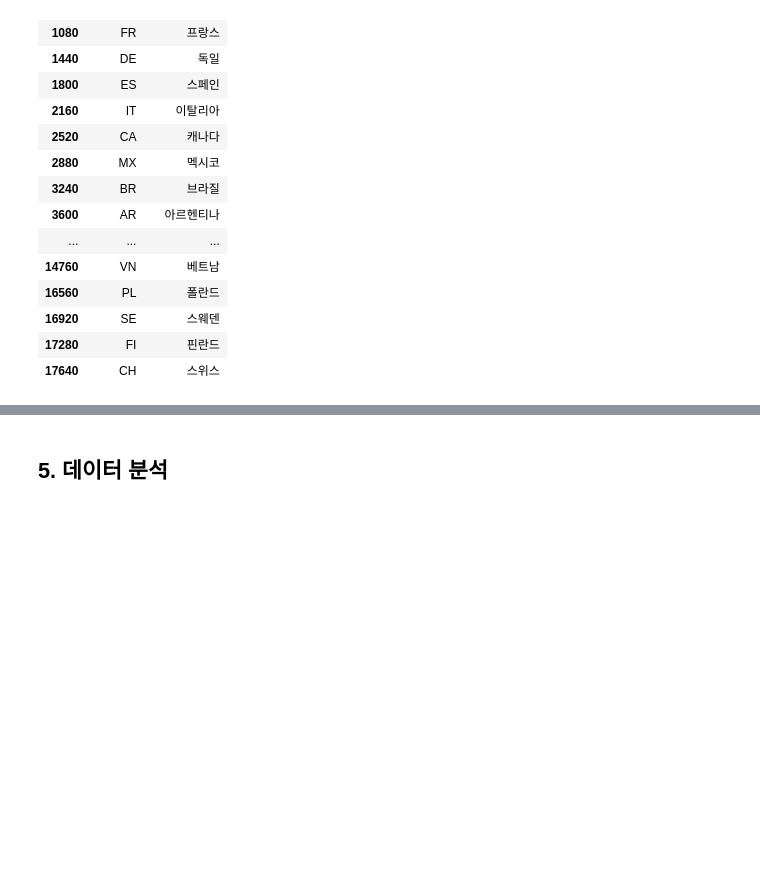
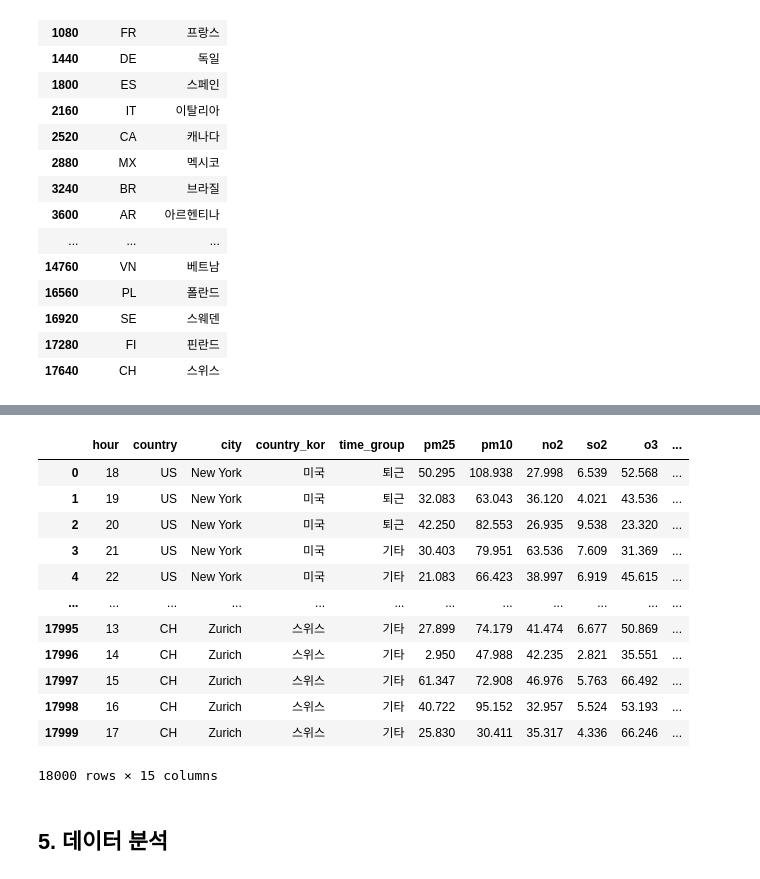
Before and after one commit to None425/Global-AirQuality-Analysis, a Jupyter notebook: notebooks/AirqualityAnalysis.ipynb, the cells around one changed output, grey strips where cells are left out. Saved outputs shown, nothing was run; the diff lists cells and outputs as text; code cells hidden in the pictures; blank space fills up the shorter version.

```diff
--- a/notebooks/AirqualityAnalysis.ipynb
+++ b/notebooks/AirqualityAnalysis.ipynb
@@ -236,3 +254,19 @@ df[['country','country_kor']].drop_duplicates()
+# %%
+df[['hour','country','city','country_kor','time_group','pm25','pm10','no2','so2','o3','co','aqi','temperature','humidity','wind_speed']]
+# %% [output]
+|  | hour | country | city | country_kor | time_group | pm25 | pm10 | no2 | so2 | o3 | ... |
+| 0 | 18 | US | New York | 미국 | 퇴근 | 50.295 | 108.938 | 27.998 | 6.539 | 52.568 | ... |
+| 1 | 19 | US | New York | 미국 | 퇴근 | 32.083 | 63.043 | 36.120 | 4.021 | 43.536 | ... |
+| 2 | 20 | US | New York | 미국 | 퇴근 | 42.250 | 82.553 | 26.935 | 9.538 | 23.320 | ... |
+| 3 | 21 | US | New York | 미국 | 기타 | 30.403 | 79.951 | 63.536 | 7.609 | 31.369 | ... |
+| 4 | 22 | US | New York | 미국 | 기타 | 21.083 | 66.423 | 38.997 | 6.919 | 45.615 | ... |
+| ... | ... | ... | ... | ... | ... | ... | ... | ... | ... | ... | ... |
+| 17995 | 13 | CH | Zurich | 스위스 | 기타 | 27.899 | 74.179 | 41.474 | 6.677 | 50.869 | ... |
+| 17996 | 14 | CH | Zurich | 스위스 | 기타 | 2.950 | 47.988 | 42.235 | 2.821 | 35.551 | ... |
+| 17997 | 15 | CH | Zurich | 스위스 | 기타 | 61.347 | 72.908 | 46.976 | 5.763 | 66.492 | ... |
+| 17998 | 16 | CH | Zurich | 스위스 | 기타 | 40.722 | 95.152 | 32.957 | 5.524 | 53.193 | ... |
+| 17999 | 17 | CH | Zurich | 스위스 | 기타 | 25.830 | 30.411 | 35.317 | 4.336 | 66.246 | ... |
+18000 rows × 15 columns
 # %% [markdown]
 ## 5. 데이터 분석
 # %% [markdown]
```
Also changed, not shown: parts of 6 cells of this notebook.
